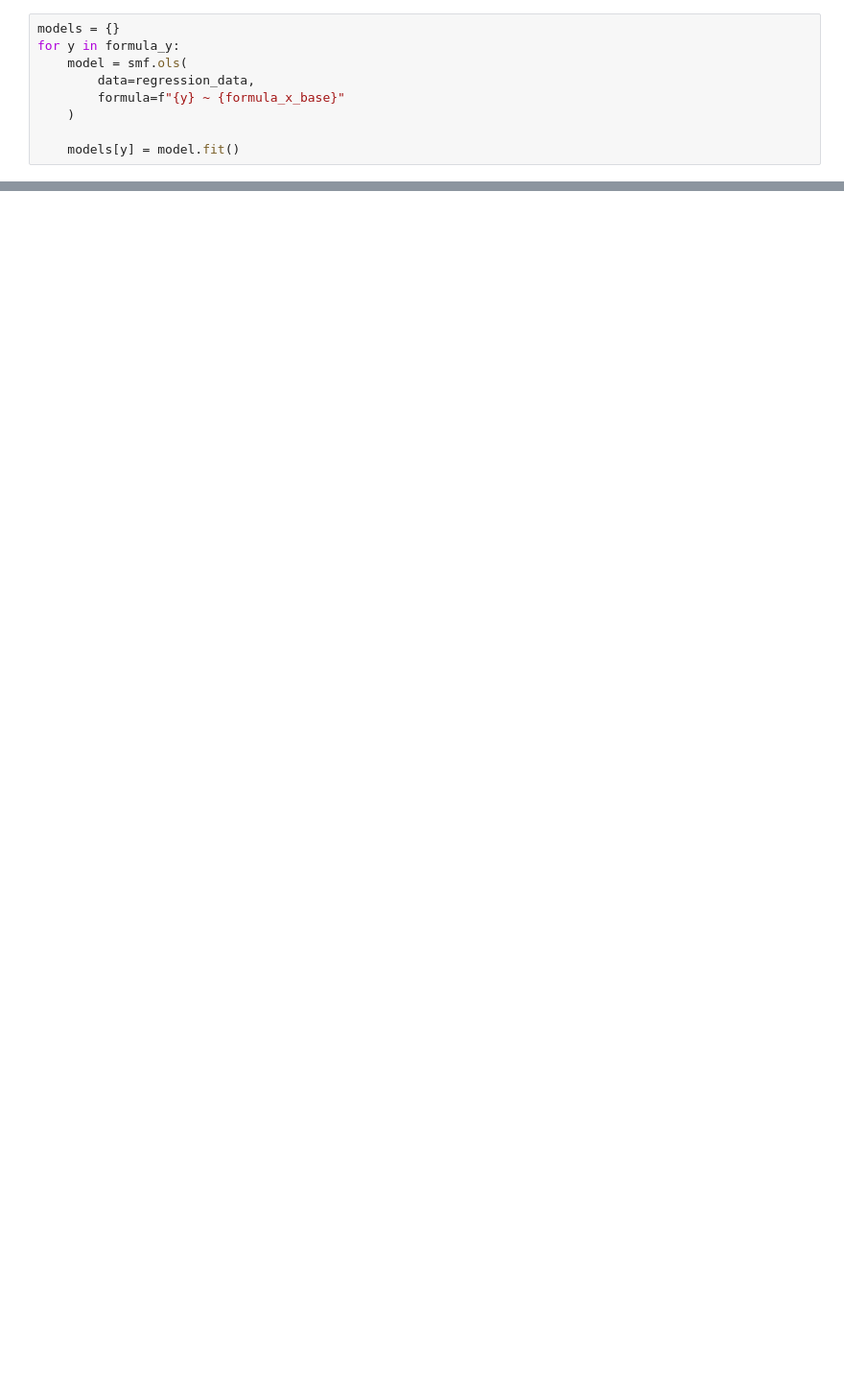
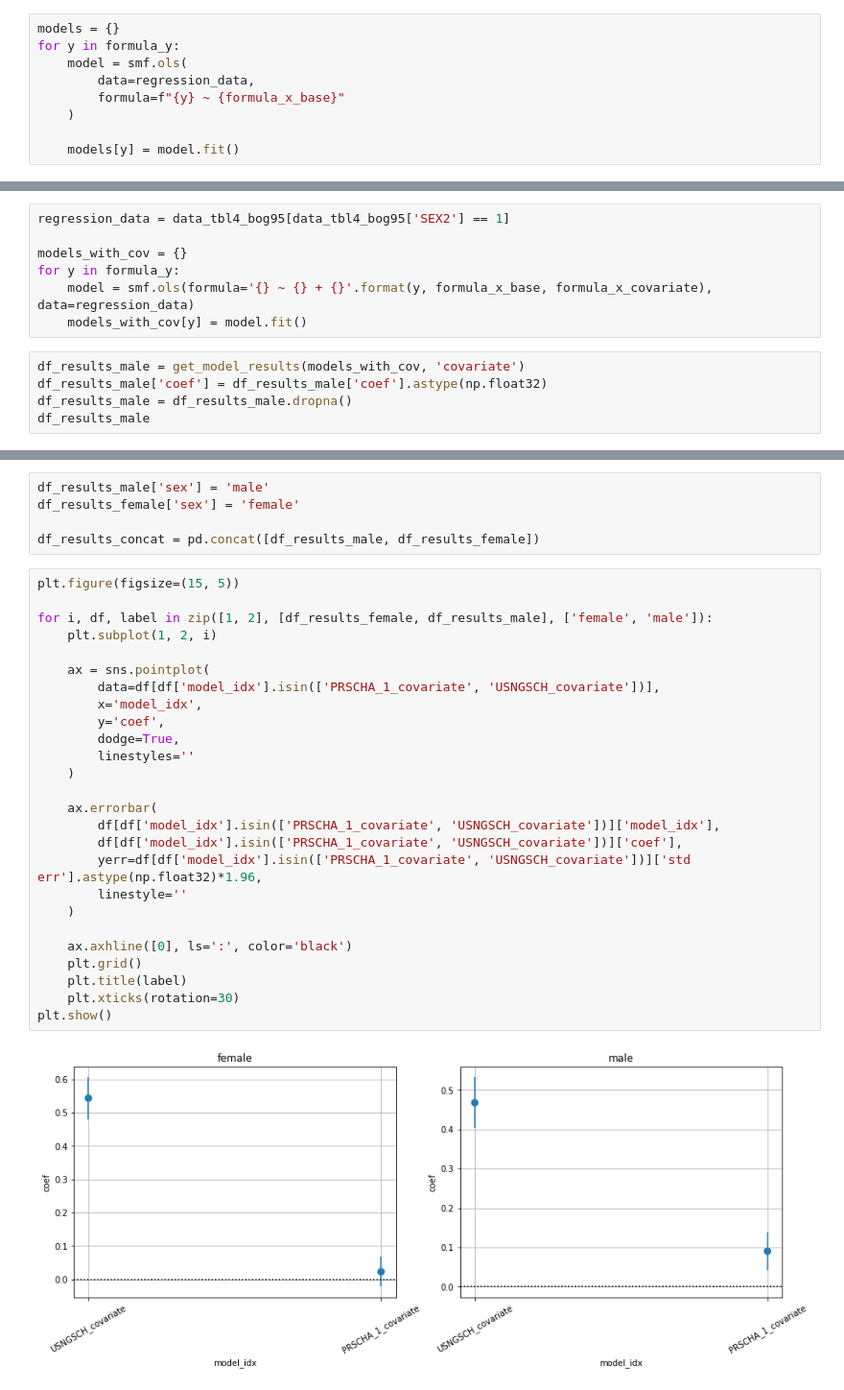
Before and after one commit to akiabe/cibook_python, a Jupyter notebook: notebooks/chap2.ipynb, the cells around one changed output, grey strips where cells are left out. Shown: that part at 96% size. Drawn from its saved outputs; the diff is of its cells as text; blank space fills up the shorter version.

```diff
--- a/notebooks/chap2.ipynb
+++ b/notebooks/chap2.ipynb
@@ -129,0 +560,12 @@ def get_model_results():
+# %%
+regression_data = data_tbl4_bog95[data_tbl4_bog95['SEX2'] == 1]
+
+models_with_cov = {}
+for y in formula_y:
+    model = smf.ols(formula='{} ~ {} + {}'.format(y, formula_x_base, formula_x_covariate), data=regression_data)
+    models_with_cov[y] = model.fit()
+# %%
+df_results_male = get_model_results(models_with_cov, 'covariate')
+df_results_male['coef'] = df_results_male['coef'].astype(np.float32)
+df_results_male = df_results_male.dropna()
+df_results_male
@@ -129,0 +589,33 @@ def get_model_results():
+# %%
+df_results_male['sex'] = 'male'
+df_results_female['sex'] = 'female'
+
+df_results_concat = pd.concat([df_results_male, df_results_female])
+# %%
+plt.figure(figsize=(15, 5))
+
+for i, df, label in zip([1, 2], [df_results_female, df_results_male], ['female', 'male']):
+    plt.subplot(1, 2, i)
+
+    ax = sns.pointplot(
+        data=df[df['model_idx'].isin(['PRSCHA_1_covariate', 'USNGSCH_covariate'])],
+        x='model_idx',
+        y='coef',
+        dodge=True,
+        linestyles=''
+    )
+
+    ax.errorbar(
+        df[df['model_idx'].isin(['PRSCHA_1_covariate', 'USNGSCH_covariate'])]['model_idx'],
+        df[df['model_idx'].isin(['PRSCHA_1_covariate', 'USNGSCH_covariate'])]['coef'],
+        yerr=df[df['model_idx'].isin(['PRSCHA_1_covariate', 'USNGSCH_covariate'])]['std err'].astype(np.float32)*1.96,
+        linestyle=''
+    )
+
+    ax.axhline([0], ls=':', color='black')
+    plt.grid()
+    plt.title(label)
+    plt.xticks(rotation=30)
+plt.show()
+# %% [output]
+[figure, added]
```
Also changed, not shown: parts of 40 cells of this notebook, 1 other file.
